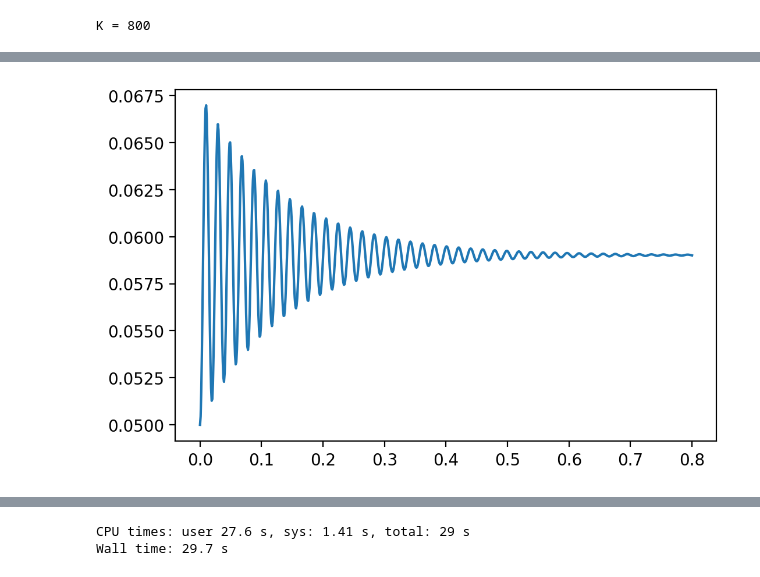
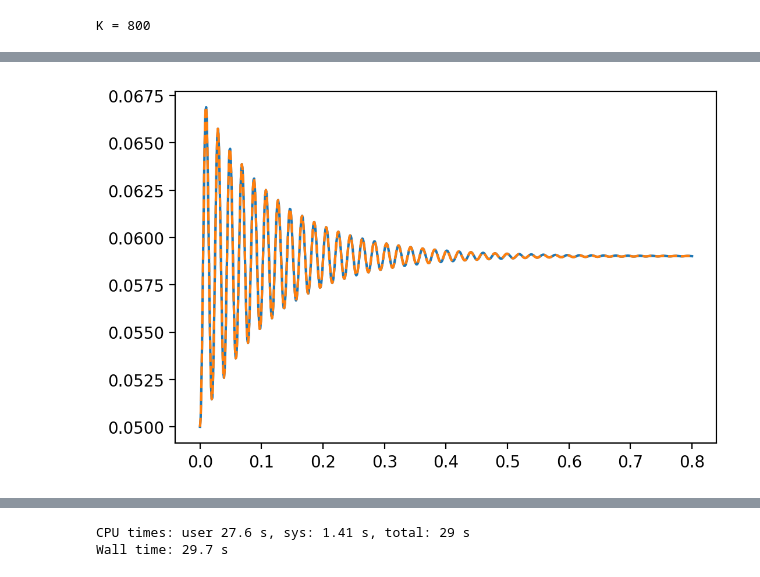
Before and after one commit to MarkusLohmayer/master-thesis-code, a Jupyter notebook: piston_animation.ipynb, the cells around one changed output, grey strips where cells are left out. Drawn from its saved outputs; the diff is of its cells as text; code cells hidden in the pictures.

```diff
--- a/piston_animation.ipynb
+++ b/piston_animation.ipynb
@@ -179,8 +187,11 @@ Wall time: 1.75 s
+# %%
+sol = solution.copy()
 # %%
 fig, ax = plt.subplots(dpi=200)
 ax.plot(time,solution[:, 0]);
+ax.plot(time,sol[:, 0], '--');
 # %% [output]
-[figure, old version]
+[figure, new version]
 # %%
 energy = evaluate_functional(x, E, solution, functionals, params)
 S = s_1 + s_2
```
Also changed, not shown: parts of 5 cells of this notebook, 1 other file.
